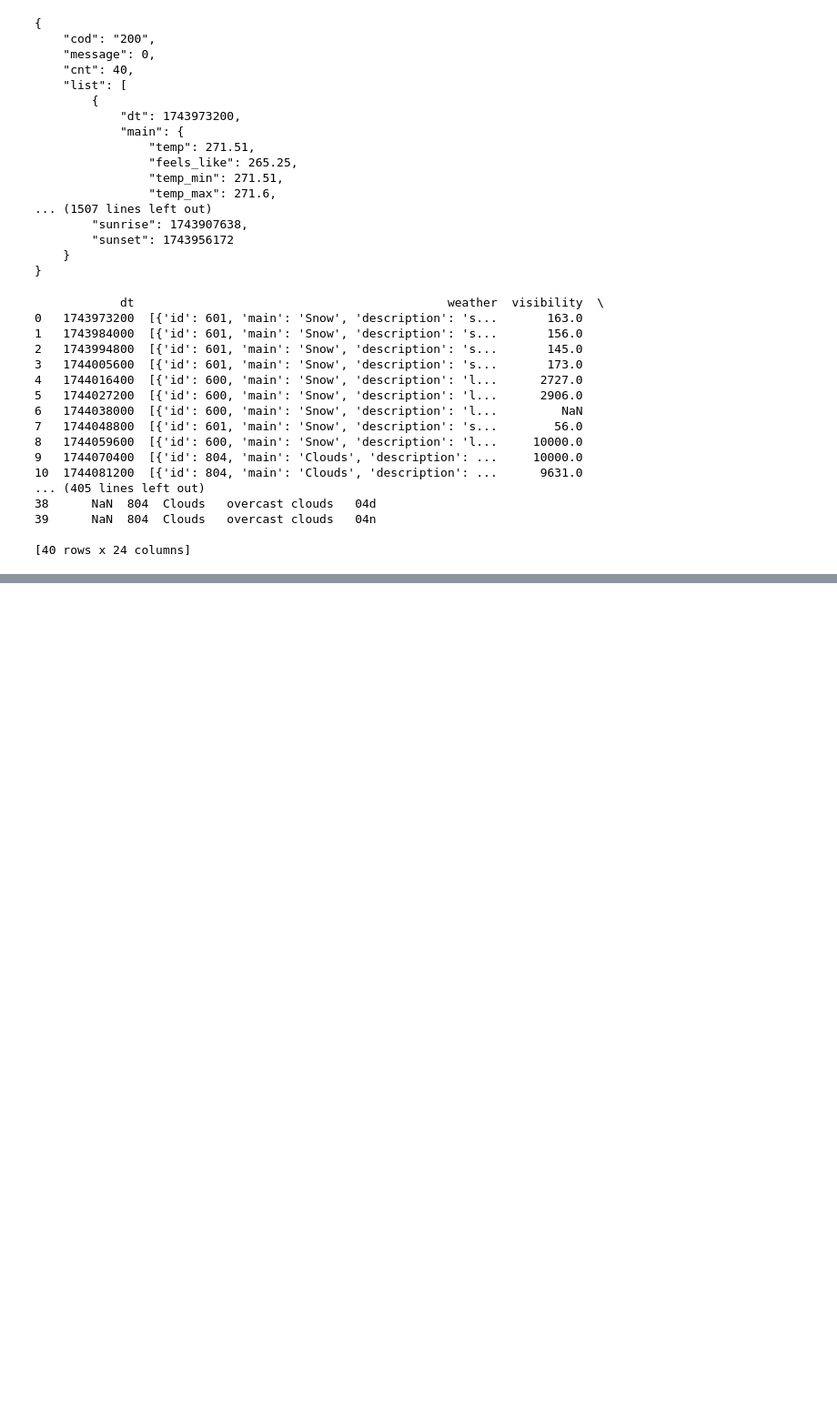
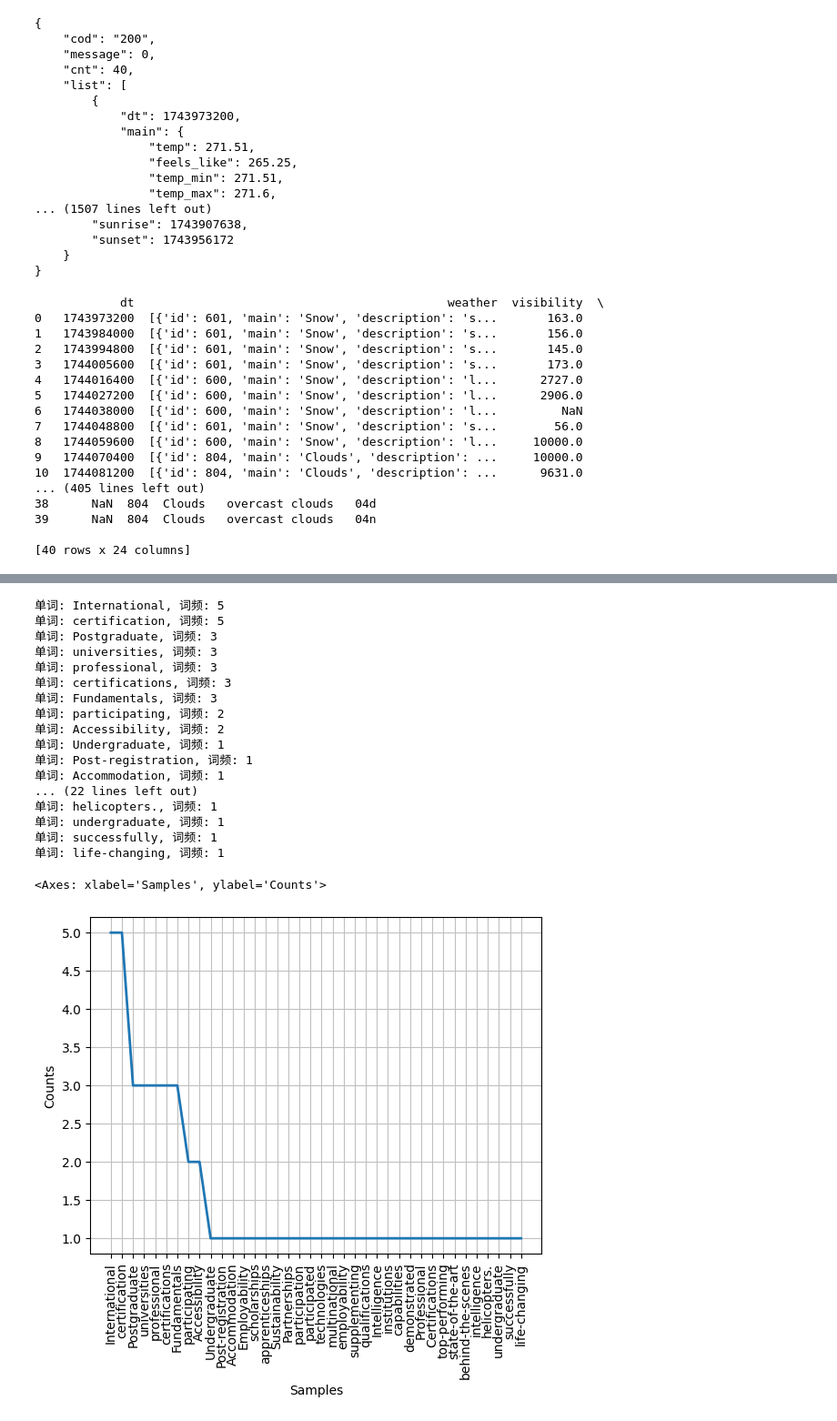
Before and after one commit to lilymm88/open, a Jupyter notebook: test.ipynb, the cells around one changed output, grey strips where cells are left out. Shown at 91% size. Drawn from its saved outputs; the diff is of its cells as text; code cells hidden in the pictures; blank space fills up the shorter version.

```diff
--- a/test.ipynb
+++ b/test.ipynb
@@ -86,3 +86,33 @@ else:
 39      NaN  804  Clouds   overcast clouds   04n
 
 [40 rows x 24 columns]
+# %%
+import nltk
+nltk.download('punkt_tab')
+from nltk.tokenize.punkt import FreqDist
+from nltk import word_tokenize
+from urllib import request
+from bs4 import BeautifulSoup
+
+url = "https://www.dmu.ac.uk/about-dmu/news/2022/february/microsoft-crowns-dmu-students-as-winners-in-2022-uk-university-cloud-challenge.aspx"
+
+# Opens the URL, reads the HTML content, and decodes it to UTF-8.
+html = request.urlopen(url).read().decode('utf8')
+
+# Parses the HTML using BeautifulSoup and extracts the plain text.
+raw = BeautifulSoup(html, 'html.parser').get_text()
+
+# Tokenizes the text into individual words.
+tokens = word_tokenize(raw)
+
+# Creates an NLTK Text object from the tokens.
+text = nltk.Text(tokens)
+
+# Creates a frequency distribution of words longer than 11 characters.# 统计长度大于 11 的单词的词频
+fd = FreqDist([w for w in text if len(w)>11])
+# 遍历所有单词及其词频
+for word, freq in fd.most_common():
+    print(f"单词: {word}, 词频: {freq}")
+# Plots the frequency distribution.
+fd.plot()
+# %% [output]
@@ -88,0 +121,19 @@ else:
+单词: International, 词频: 5
+单词: certification, 词频: 5
+单词: Postgraduate, 词频: 3
+单词: universities, 词频: 3
+单词: professional, 词频: 3
+单词: certifications, 词频: 3
+单词: Fundamentals, 词频: 3
+单词: participating, 词频: 2
+单词: Accessibility, 词频: 2
+单词: Undergraduate, 词频: 1
+单词: Post-registration, 词频: 1
+单词: Accommodation, 词频: 1
+... (22 lines left out)
+单词: helicopters., 词频: 1
+单词: undergraduate, 词频: 1
+单词: successfully, 词频: 1
+单词: life-changing, 词频: 1
+<Axes: xlabel='Samples', ylabel='Counts'>
+[figure, added]
```
Also changed, not shown: parts of 1 cell of this notebook.
